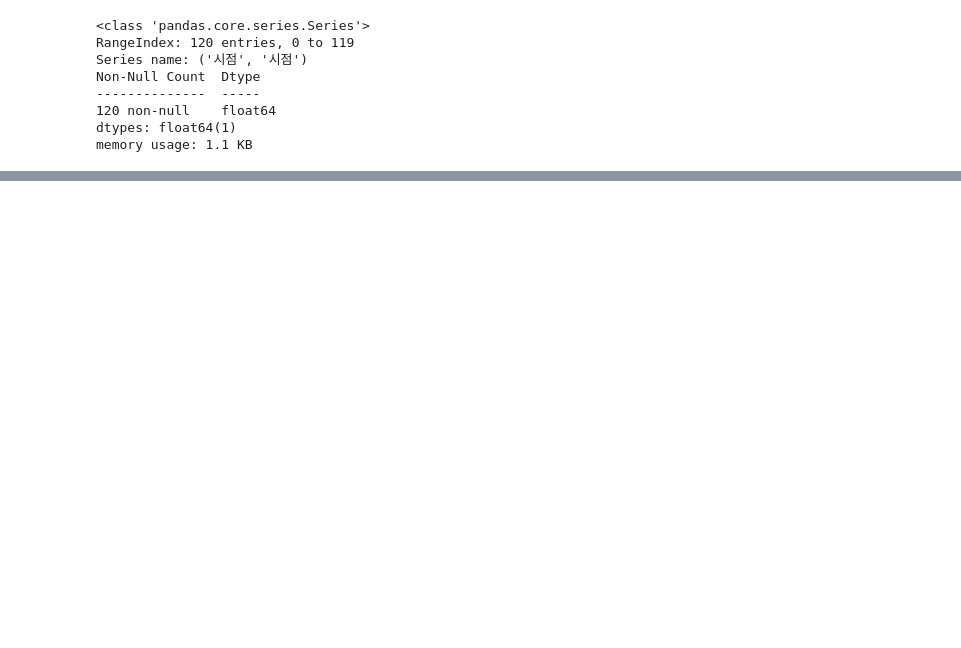
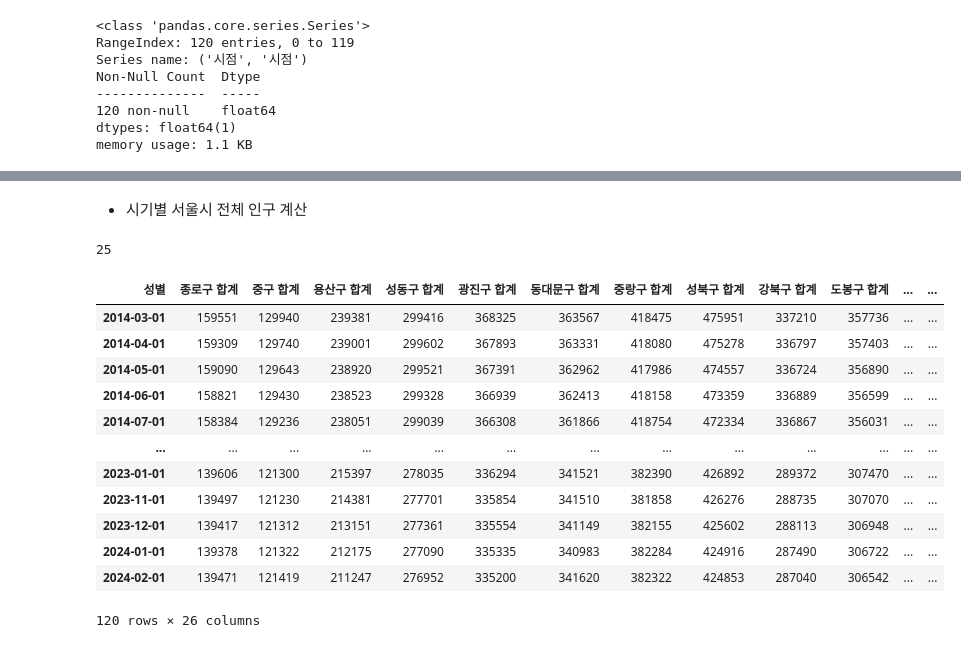
Before and after one commit to LeeShawnhun/Gangseo_Bigdata_Contest, a Jupyter notebook: 강서구청 빅데이터 공모전.ipynb, the cells around one changed output, grey strips where cells are left out. Saved outputs shown, nothing was run; the diff lists cells and outputs as text; code cells hidden in the pictures; blank space fills up the shorter version.

```diff
--- a/강서구청 빅데이터 공모전.ipynb
+++ b/강서구청 빅데이터 공모전.ipynb
@@ -119,0 +124,4 @@ df1
+# %%
+df1.index.name = None
+df1.columns.names = ["구", "성별"]
+df1
@@ -119,0 +143,32 @@ df1
+# %% [markdown]
+- 시기별 서울시 전체 인구 계산
+# %%
+colList = list(df1.columns.get_level_values("구").unique())
+len(colList)
+# %% [output]
+25
+# %%
+df1_sum = pd.DataFrame()
+
+for column in colList:
+    temp = df1[column]
+    temp[f"{column} 합계"] = temp.sum(axis = 1)
+
+    df1_sum = pd.concat([df1_sum, temp[[f"{column} 합계"]]], axis = 1)
+# %%
+df1_sum["서울시"] = df1_sum.sum(axis = 1)
+df1_sum
+# %% [output]
+| 성별 | 종로구 합계 | 중구 합계 | 용산구 합계 | 성동구 합계 | 광진구 합계 | 동대문구 합계 | 중랑구 합계 | 성북구 합계 | 강북구 합계 | 도봉구 합계 | ... | ... |
+| 2014-03-01 | 159551 | 129940 | 239381 | 299416 | 368325 | 363567 | 418475 | 475951 | 337210 | 357736 | ... | ... |
+| 2014-04-01 | 159309 | 129740 | 239001 | 299602 | 367893 | 363331 | 418080 | 475278 | 336797 | 357403 | ... | ... |
+| 2014-05-01 | 159090 | 129643 | 238920 | 299521 | 367391 | 362962 | 417986 | 474557 | 336724 | 356890 | ... | ... |
+| 2014-06-01 | 158821 | 129430 | 238523 | 299328 | 366939 | 362413 | 418158 | 473359 | 336889 | 356599 | ... | ... |
+| 2014-07-01 | 158384 | 129236 | 238051 | 299039 | 366308 | 361866 | 418754 | 472334 | 336867 | 356031 | ... | ... |
+| ... | ... | ... | ... | ... | ... | ... | ... | ... | ... | ... | ... | ... |
+| 2023-01-01 | 139606 | 121300 | 215397 | 278035 | 336294 | 341521 | 382390 | 426892 | 289372 | 307470 | ... | ... |
+| 2023-11-01 | 139497 | 121230 | 214381 | 277701 | 335854 | 341510 | 381858 | 426276 | 288735 | 307070 | ... | ... |
+| 2023-12-01 | 139417 | 121312 | 213151 | 277361 | 335554 | 341149 | 382155 | 425602 | 288113 | 306948 | ... | ... |
+| 2024-01-01 | 139378 | 121322 | 212175 | 277090 | 335335 | 340983 | 382284 | 424916 | 287490 | 306722 | ... | ... |
+| 2024-02-01 | 139471 | 121419 | 211247 | 276952 | 335200 | 341620 | 382322 | 424853 | 287040 | 306542 | ... | ... |
+120 rows × 26 columns
```
Also changed, not shown: parts of 9 cells of this notebook.
